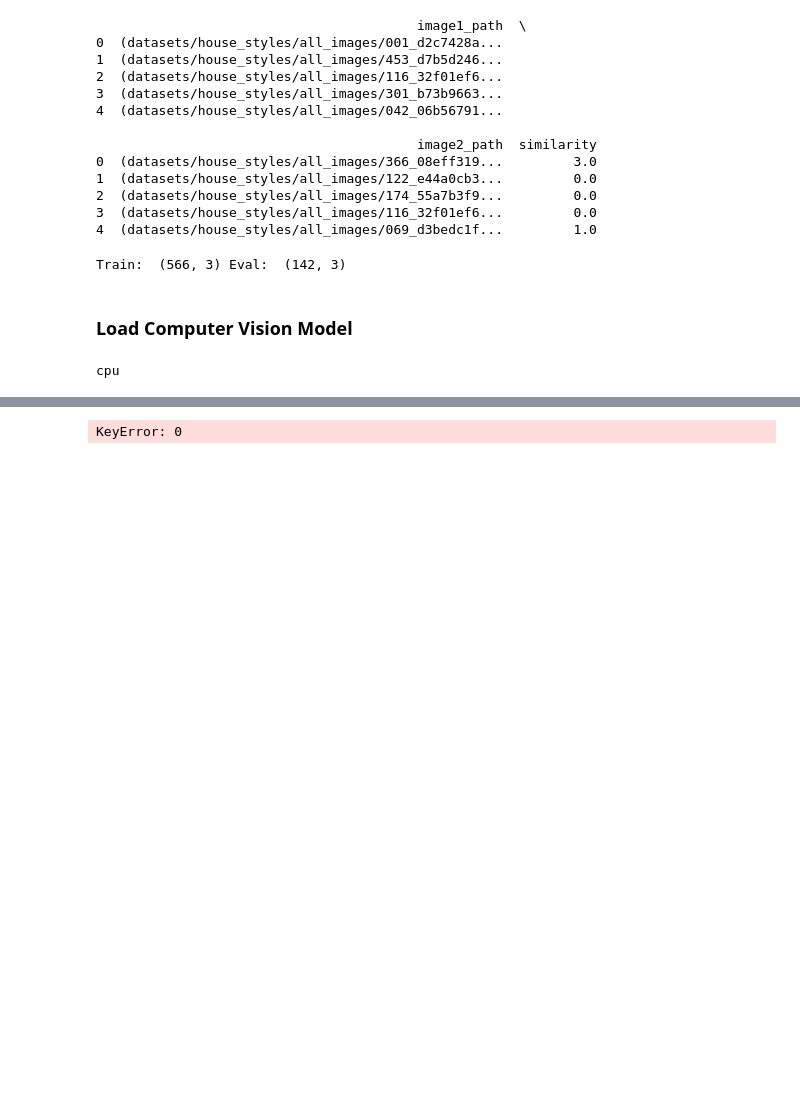
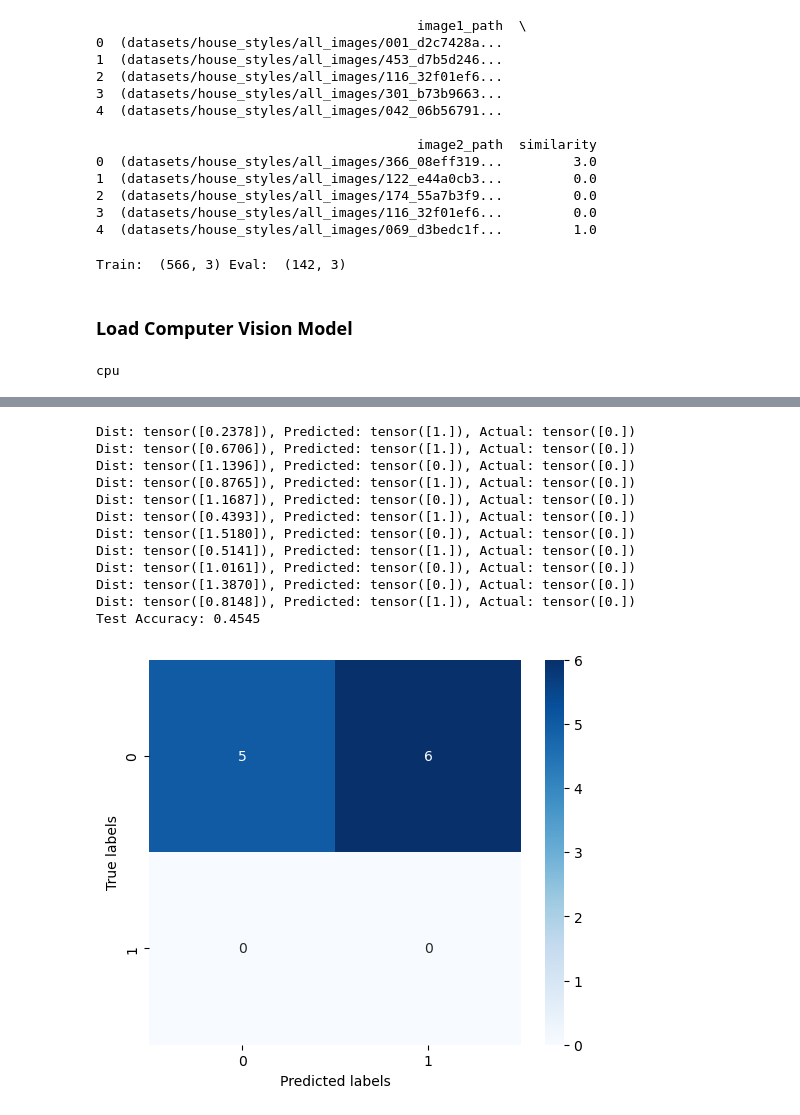
Before and after one commit to NaomiDerel/Image_Search, a Jupyter notebook: siamese_network.ipynb, the cells around one changed output, grey strips where cells are left out. Cells and saved outputs as stored; diff of their text form; code cells hidden in the pictures; blank space fills up the shorter version.

Commit message:
fixed outputted embeddings of network (co-authors: @Gili-cohen, @RenanaShachak)

```diff
--- a/siamese_network.ipynb
+++ b/siamese_network.ipynb
@@ -125,3 +132,11 @@ else:
 print(device)
 # %% [output]
 cpu
+# %%
+# Create datasets
+train_dataset = ImageSimilarityDataset(train_data, transform=clip_transform, augmentations=None)
+eval_dataset = ImageSimilarityDataset(eval_data, transform=clip_transform, augmentations=None)
+
+# Create DataLoaders
+train_loader = DataLoader(train_dataset, batch_size=8, shuffle=True)
+eval_loader = DataLoader(eval_dataset, batch_size=1, shuffle=False)
@@ -399,18 +437,4 @@ def train_siamese_network(model, train_loader, criterion, optimizer, num_epochs)
 siamese_net = SiameseNetwork().to(device)
 criterion = ContrastiveLoss(margin=1.0)
 optimizer = optim.Adam(siamese_net.parameters(), lr=0.01, weight_decay=0.0005)
-
-# Create datasets
-train_dataset = ImageSimilarityDataset(train_data, transform=clip_transform)
-eval_dataset = ImageSimilarityDataset(eval_data, transform=clip_transform)
-print(len(train_dataset), len(eval_dataset))
-
-# Create DataLoaders
-train_loader = DataLoader(train_dataset, batch_size=8, shuffle=True)
-eval_loader = DataLoader(eval_data, batch_size=8, shuffle=False)
-print(len(train_loader), len(eval_loader))
-
-# Train the model
-num_epochs = 100
-
-trained_model = train_siamese_network(siamese_net, train_loader, criterion, optimizer, num_epochs)
+num_epochs = 1
@@ -438,7 +448,7 @@ torch.save(siamese_net.state_dict(), 'siamese_net.pth')
 # %%
 # Load the trained model
 siamese_net.load_state_dict(torch.load('siamese_net.pth'))
-siamese_net.eval()  # Set the model to evaluation mode if needed
+trained_model = siamese_net
 # %%
 from sklearn.metrics import confusion_matrix
 import seaborn as sns
@@ -447,35 +457,57 @@ def test_siamese_network(model, test_loader):
     model.eval()  # Set the model to evaluation mode
     correct = 0
     total = 0
+    all_labels = []
+    all_predictions = []
 
     with torch.no_grad():
-        for img1_path, img2_path, img1, img2, labels in test_loader:
+        for i, (img1_path, img2_path, img1, img2, labels) in enumerate(test_loader):
             # Move tensors to the appropriate device
             # img1, img2, labels = img1.to(device), img2.to(device), labels.to(device)
 
             # Forward pass
             output1, output2 = model(img1, img2)
 
             # Calculate the euclidean distance between the outputs
             dist = F.pairwise_distance(output1, output2)
 
             # Get predictions
             predicted = (dist < 1.0).float()
             total += labels.size(0)
             correct += (predicted == labels).sum().item()
 
+            all_labels.extend(labels)
+            all_predictions.extend(predicted)
+
+            print(f"Dist: {dist}, Predicted: {predicted}, Actual: {labels}")
+
+            if i == 10:
+                break
+
     accuracy = correct / total
     print(f"Test Accuracy: {accuracy:.4f}")
 
     # confusion matrix:
-    matrix = confusion_matrix(labels, predicted)
+    matrix = confusion_matrix(all_labels, all_predictions)
     # plot:
     plt.figure(figsize=(6, 5))
     sns.heatmap(matrix, annot=True, fmt='g', cmap='Blues')
     plt.xlabel('Predicted labels')
     plt.ylabel('True labels')
     plt.show()
 
 test_siamese_network(trained_model, eval_loader)
 # %% [output]
-KeyError: 0
+Dist: tensor([0.2378]), Predicted: tensor([1.]), Actual: tensor([0.])
+Dist: tensor([0.6706]), Predicted: tensor([1.]), Actual: tensor([0.])
+Dist: tensor([1.1396]), Predicted: tensor([0.]), Actual: tensor([0.])
+Dist: tensor([0.8765]), Predicted: tensor([1.]), Actual: tensor([0.])
+Dist: tensor([1.1687]), Predicted: tensor([0.]), Actual: tensor([0.])
+Dist: tensor([0.4393]), Predicted: tensor([1.]), Actual: tensor([0.])
+Dist: tensor([1.5180]), Predicted: tensor([0.]), Actual: tensor([0.])
+Dist: tensor([0.5141]), Predicted: tensor([1.]), Actual: tensor([0.])
+Dist: tensor([1.0161]), Predicted: tensor([0.]), Actual: tensor([0.])
+Dist: tensor([1.3870]), Predicted: tensor([0.]), Actual: tensor([0.])
+Dist: tensor([0.8148]), Predicted: tensor([1.]), Actual: tensor([0.])
+Test Accuracy: 0.4545
+[figure, added]
```
Also changed, not shown: parts of 10 cells of this notebook.
